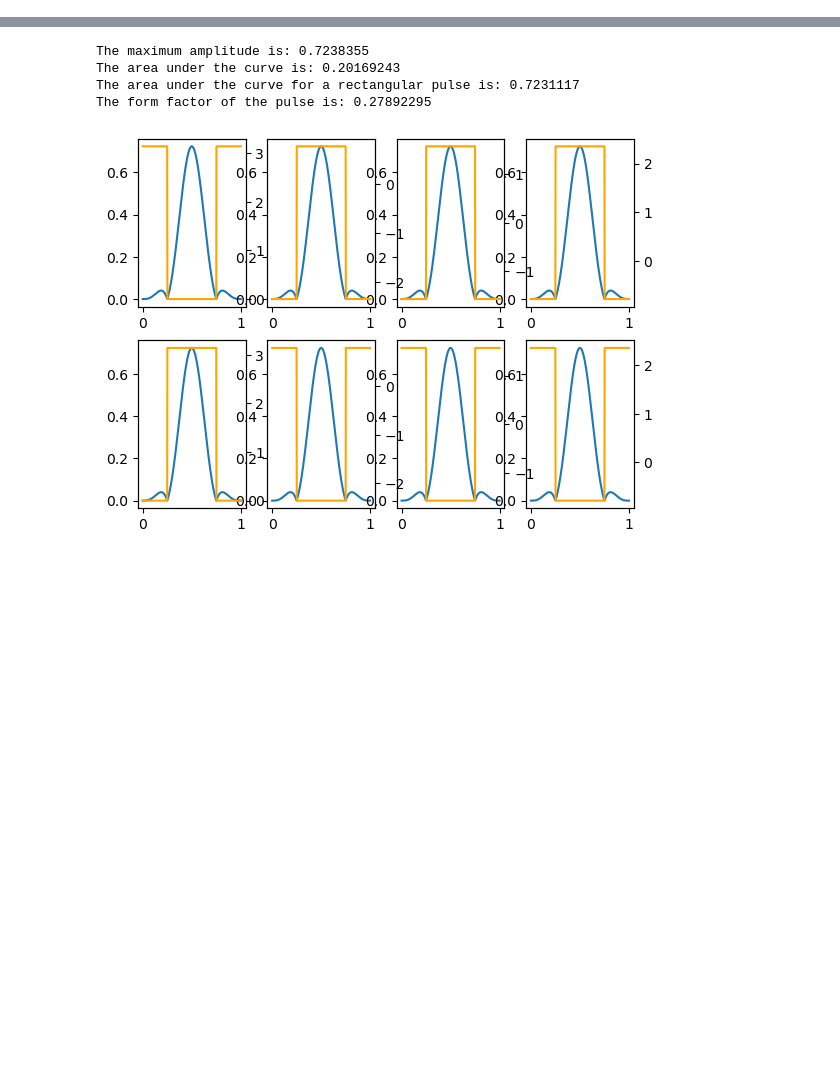
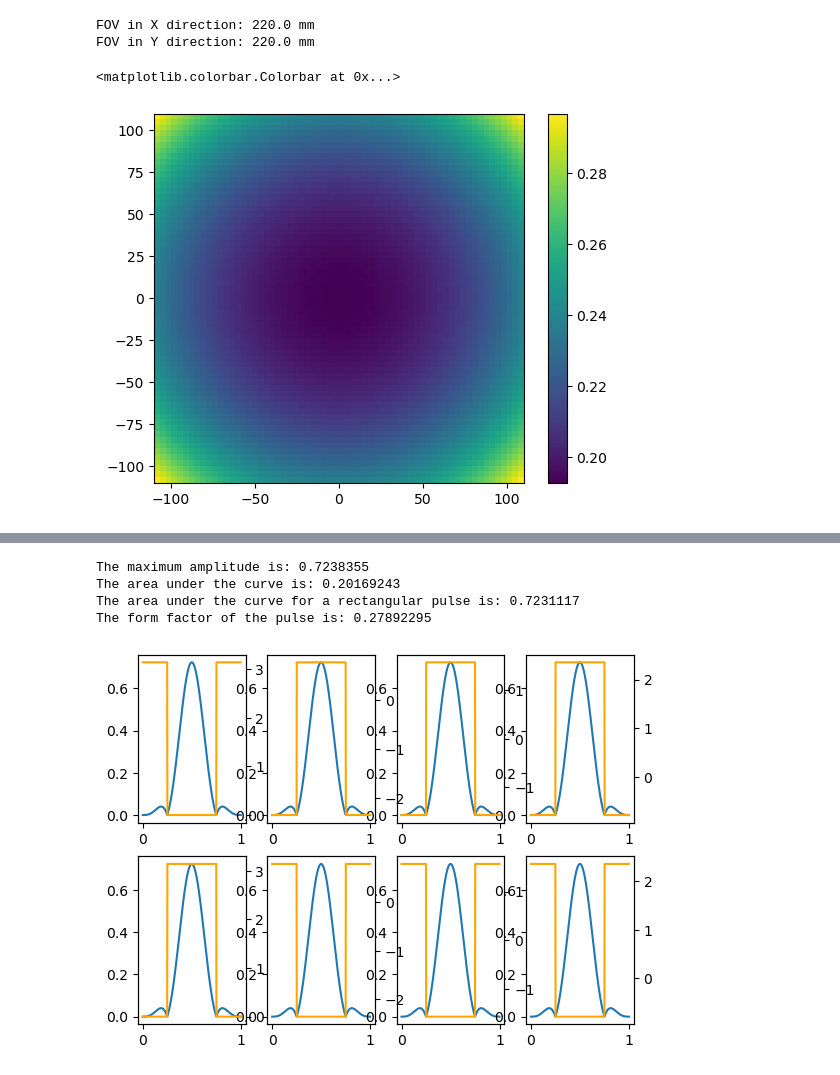
Before and after one commit to jumri-project/juart, a Jupyter notebook: notebooks/TESTC_CP_Analytic.ipynb, the cells around one changed output, grey strips where cells are left out. Cells and saved outputs as stored; diff of their text form; code cells hidden in the pictures; blank space fills up the shorter version.

```diff
--- a/notebooks/TESTC_CP_Analytic.ipynb
+++ b/notebooks/TESTC_CP_Analytic.ipynb
@@ -15,0 +51,3 @@ CarryOutSim = True
+# %%
+d = loadmat('CP_test/8chheadcyl_phase.fig', squeeze_me=True, struct_as_record=False)
+matfig = d['hgS_070000']
@@ -15,0 +64,26 @@ CarryOutSim = True
+# %%
+import xml.etree.ElementTree as ET
+
+# Load the XML file
+xml_file = 'CP_test/gre_CP_ExtPulse.xml'
+tree = ET.parse(xml_file)
+root = tree.getroot()
+
+# Extract FOV parameters
+fov_x = float(root.get('FOVx'))
+fov_y = float(root.get('FOVy'))
+nx = int(root.get('Nx'))
+ny = int(root.get('Ny'))
+
+print(f"FOV in X direction: {fov_x} mm")
+print(f"FOV in Y direction: {fov_y} mm")
+# %% [output]
+FOV in X direction: 220.0 mm
+FOV in Y direction: 220.0 mm
+# %%
+Sens_map = ResampleImage(CData, XData, YData, np.linspace(-fov_x/2, fov_x/2, nx), np.linspace(-fov_y/2, fov_y/2, ny))
+plt.imshow(Sens_map, extent=(-fov_x/2, fov_x/2, -fov_y/2, fov_y/2), origin='lower')
+plt.colorbar()
+# %% [output]
+<matplotlib.colorbar.Colorbar at 0x...>
+[figure, new version]
```
Also changed, not shown: parts of 27 cells of this notebook, 15 other files.
